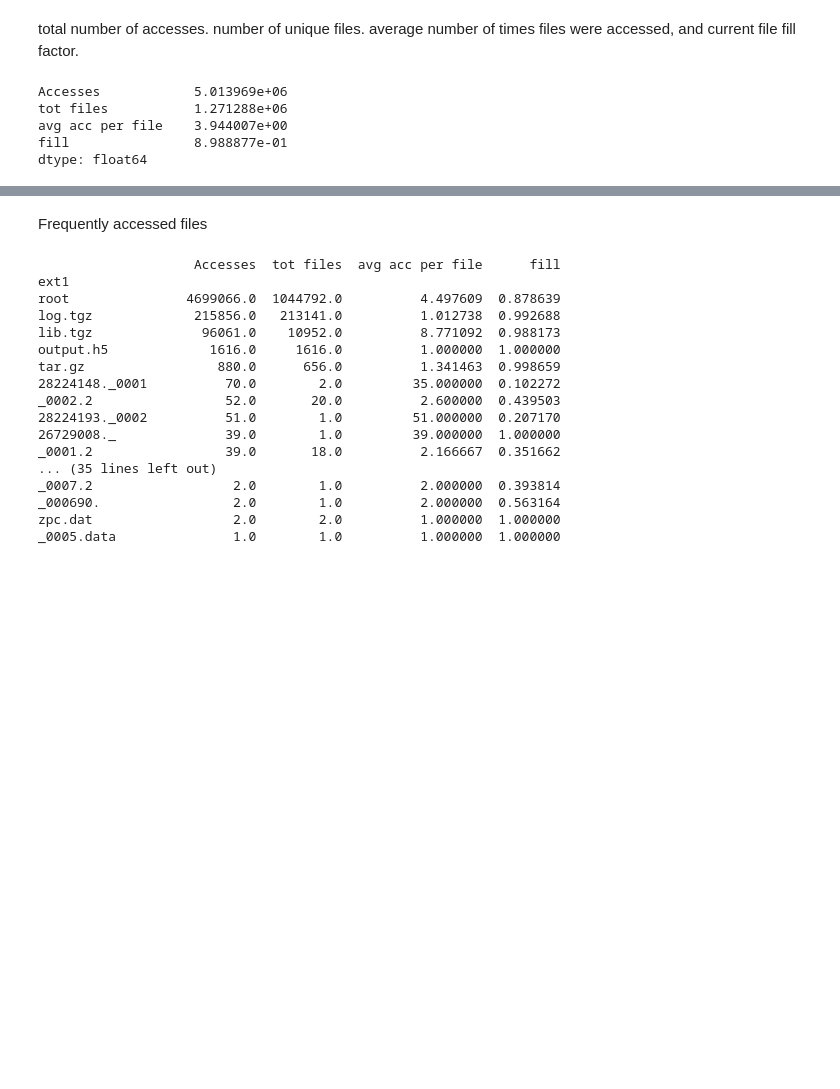
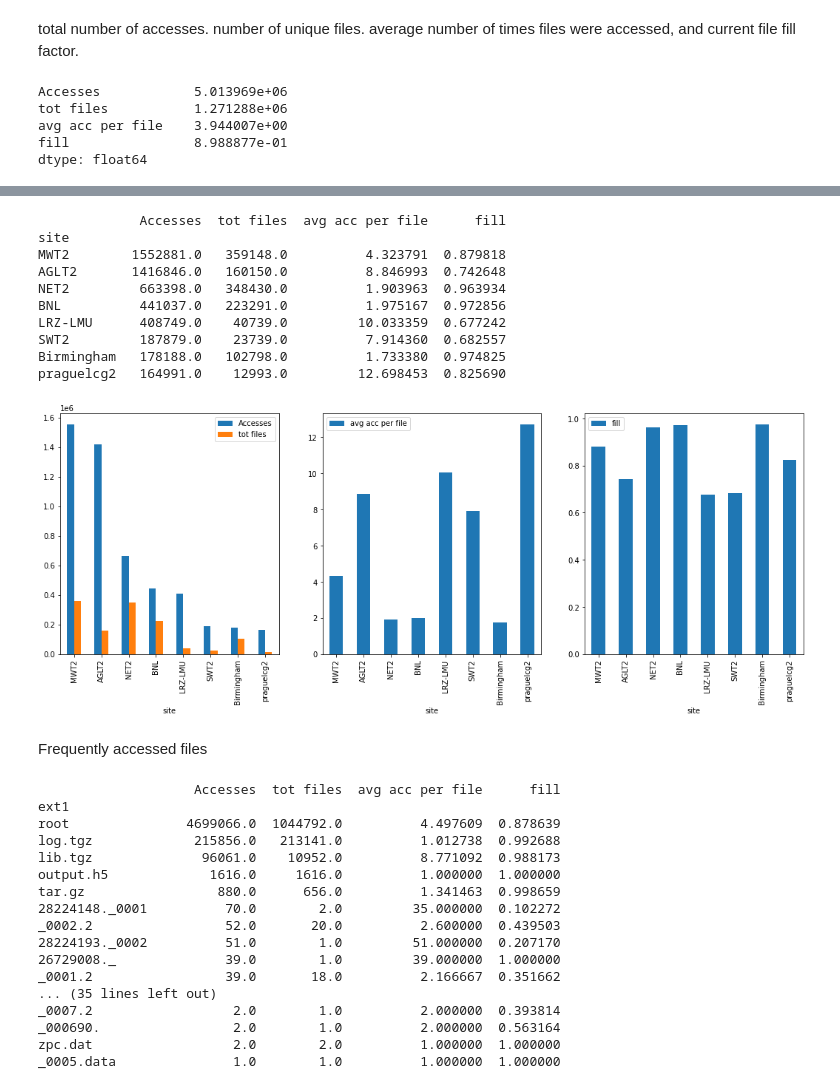
Before and after one commit to ATLAS-Analytics/AdaptiveCaching, a Jupyter notebook: analysis.ipynb, the cells around one changed output, grey strips where cells are left out. Drawn from its saved outputs; the diff is of its cells as text; code cells hidden in the pictures; blank space fills up the shorter version.

```diff
--- a/analysis.ipynb
+++ b/analysis.ipynb
@@ -156,3 +153,26 @@ praguelcg2   164991.0    12993.0         12.698453  0.825690
+# %%
+groups=mdf.groupby('site').apply(Acc).sort_values('Accesses',ascending=False)
+print(groups.to_string())
+
+fig, (ax1, ax2,ax3) = plt.subplots(1, 3)
+groups.plot.bar( y=['Accesses','tot files'], ax=ax1)
+groups.plot.bar( y=['avg acc per file'], ax=ax2, logy=False)
+groups.plot.bar( y=['fill'], ax=ax3)
+fig.set_size_inches(18, 6)
+plt.show()
+# fig.savefig('accesses and files per scope.png', dpi=100)
+# %% [output]
+             Accesses  tot files  avg acc per file      fill
+site
+MWT2        1552881.0   359148.0          4.323791  0.879818
+AGLT2       1416846.0   160150.0          8.846993  0.742648
+NET2         663398.0   348430.0          1.903963  0.963934
+BNL          441037.0   223291.0          1.975167  0.972856
+LRZ-LMU      408749.0    40739.0         10.033359  0.677242
+SWT2         187879.0    23739.0          7.914360  0.682557
+Birmingham   178188.0   102798.0          1.733380  0.974825
+praguelcg2   164991.0    12993.0         12.698453  0.825690
+[figure, added]
 # %% [markdown]
 Frequently accessed files
 # %%
```
Also changed, not shown: parts of 4 cells of this notebook, 1 other file.
